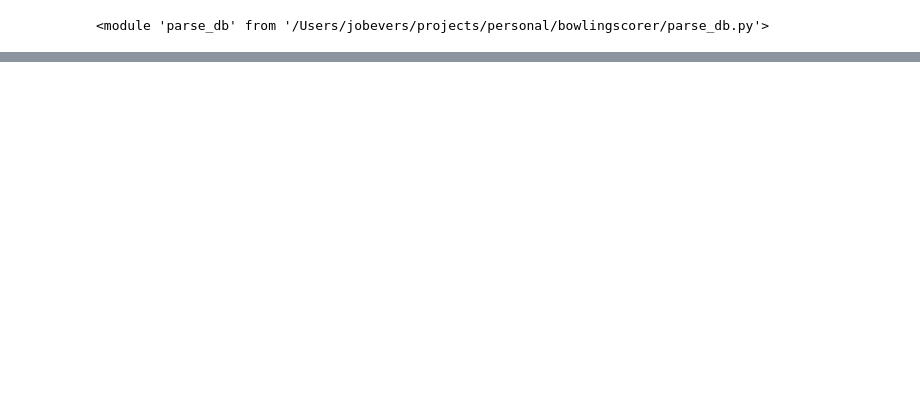
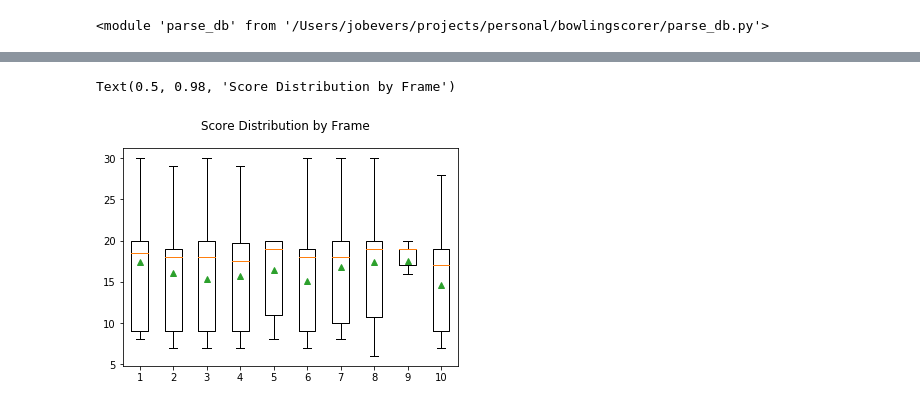
Before and after one commit to jobevers/bowlingscorer, a Jupyter notebook: Basic Stats.ipynb, the cells around one changed output, grey strips where cells are left out. Cells and saved outputs as stored; diff of their text form; code cells hidden in the pictures; blank space fills up the shorter version.

```diff
--- a/Basic Stats.ipynb
+++ b/Basic Stats.ipynb
@@ -163,0 +182,12 @@ fig.suptitle('Single Pin Leaves and Spares by Game');
+# %%
+frames = [[] for _ in range(10)]
+for a, b, c in itertools.zip_longest(rows, rows[1:], rows[2:]):
+    if a['Frame'] > 10:
+        continue
+    frames[a['Frame'] - 1].append(score(a, b, c))
+# %%
+plt.boxplot(frames, sym='', showmeans=True);
+plt.suptitle('Score Distribution by Frame')
+# %% [output]
+Text(0.5, 0.98, 'Score Distribution by Frame')
+[figure, added]
```
Also changed, not shown: parts of 16 cells of this notebook.
